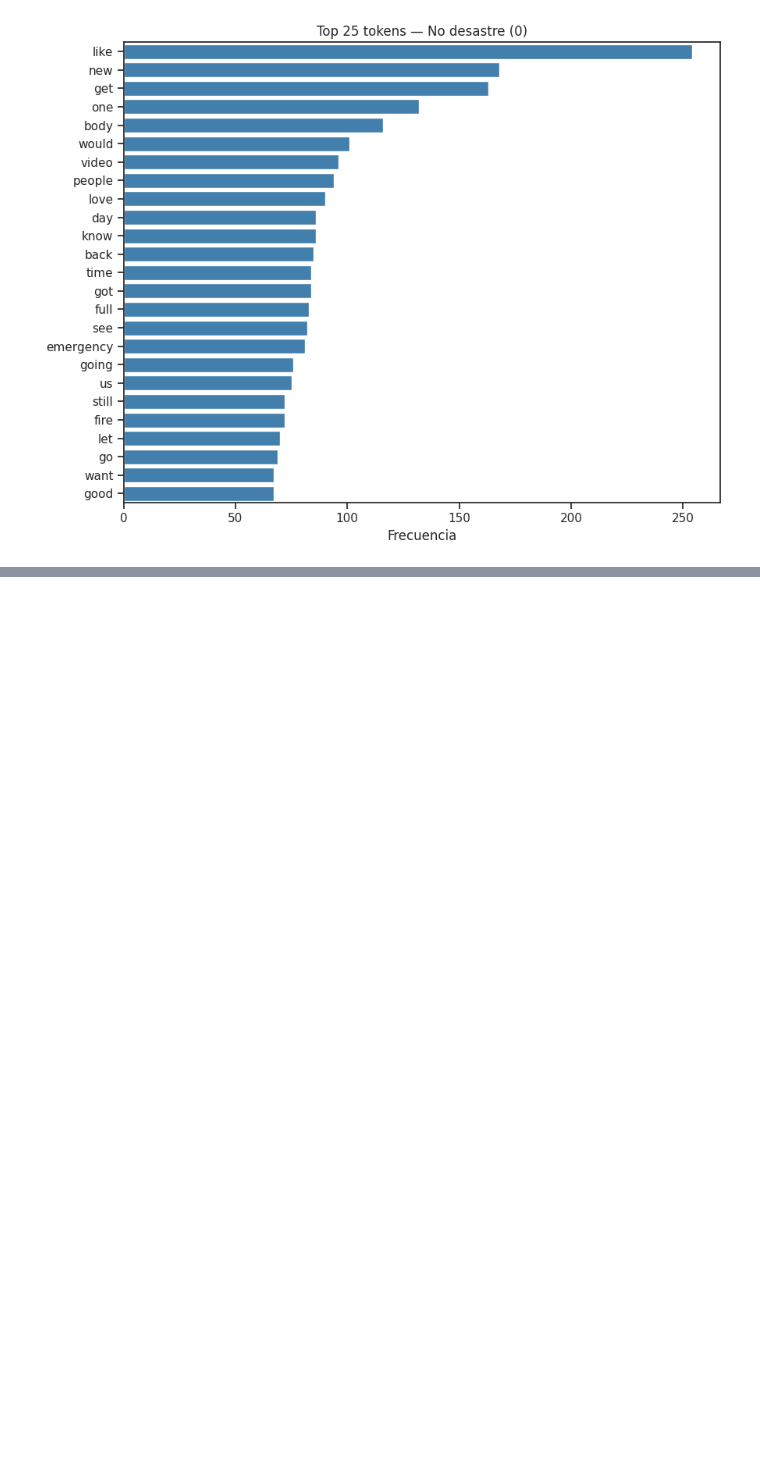
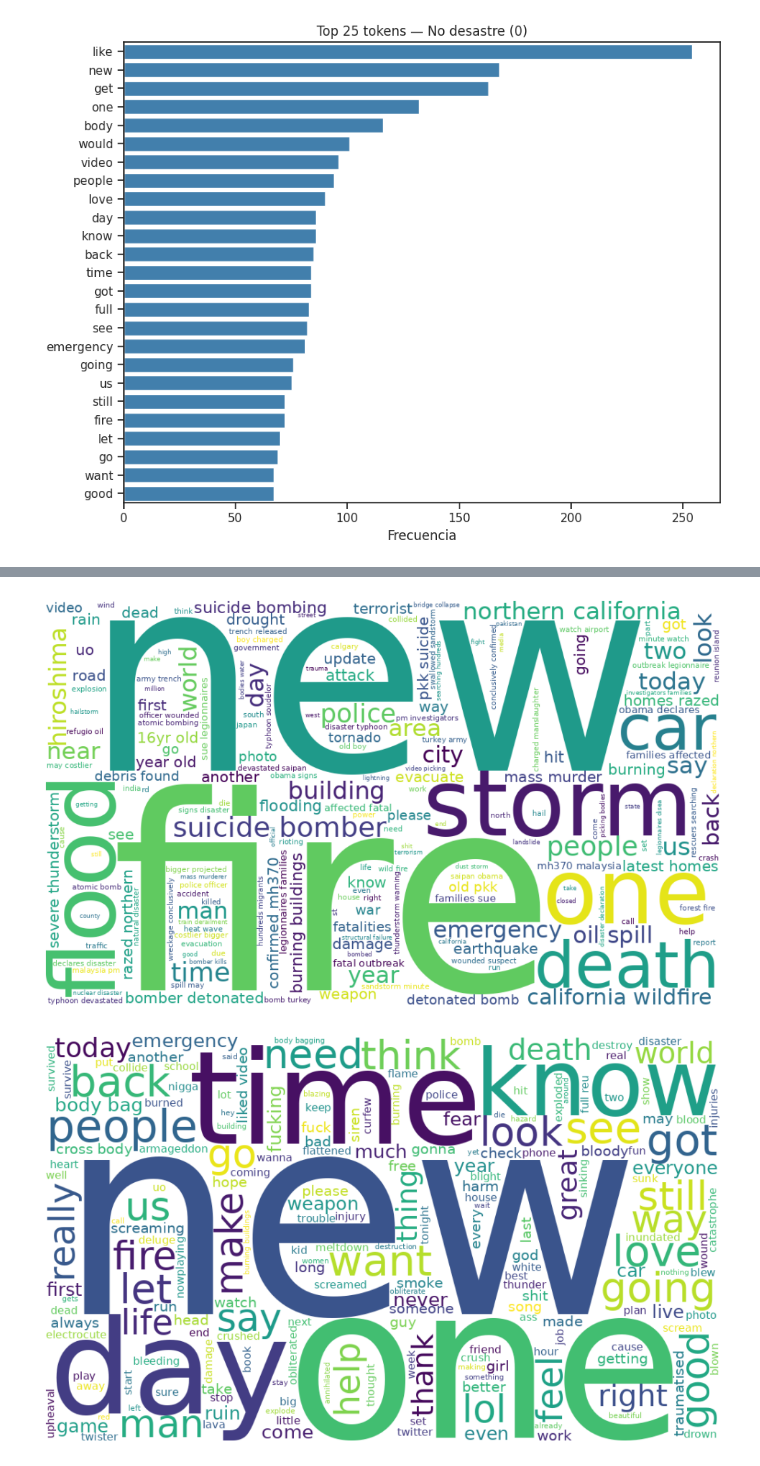
Before and after one commit to DanielDubon/LAB10_DS, a Jupyter notebook: infografia.ipynb, the cells around one changed output, grey strips where cells are left out. Saved outputs shown, nothing was run; the diff lists cells and outputs as text; code cells hidden in the pictures; blank space fills up the shorter version.

```diff
--- a/infografia.ipynb
+++ b/infografia.ipynb
@@ -243,0 +268,21 @@ pd.DataFrame(top0, columns=["token","freq"]).to_csv(OUT_DIR / "top_unigrams_node
+# %%
+from wordcloud import WordCloud
+FONT_PATH = "/usr/share/fonts/truetype/dejavu/DejaVuSans.ttf"
+
+def generar_wc(text, outpath, font_path=FONT_PATH):
+    wc = WordCloud(width=1000, height=600, background_color="white", font_path=font_path).generate(text)
+    plt.figure(figsize=(10,6))
+    plt.imshow(wc, interpolation="bilinear")
+    plt.axis("off")
+    plt.tight_layout()
+    plt.savefig(outpath, dpi=200, bbox_inches="tight")
+    plt.show()
+    plt.close()
+
+texto1 = " ".join(train.loc[train["target"]==1, "text_clean_v2"].astype(str).values)
+texto0 = " ".join(train.loc[train["target"]==0, "text_clean_v2"].astype(str).values)
+generar_wc(texto1, OUT_DIR / "07_wordcloud_desastre.png")
+generar_wc(texto0, OUT_DIR / "08_wordcloud_nod.esastre.png")
+# %% [output]
+[figure, added]
+[figure, added]
```
Also changed, not shown: parts of 1 cell of this notebook, 10 other files.
